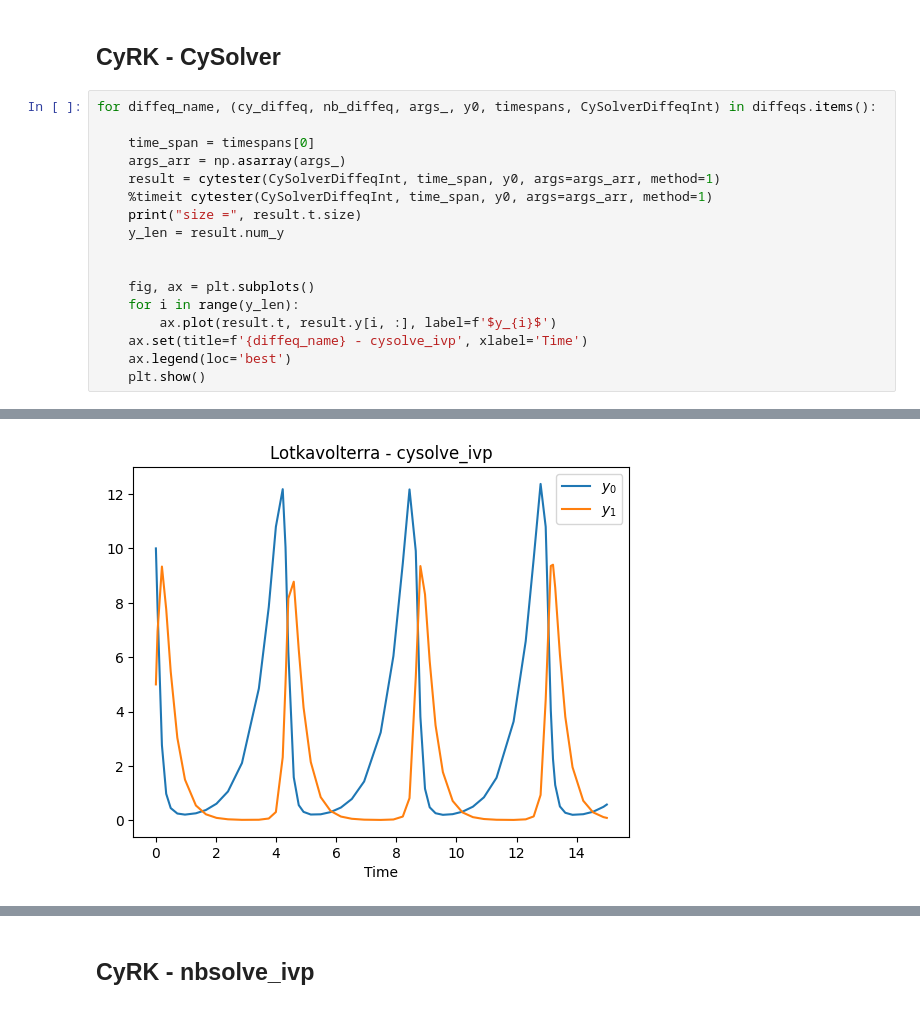
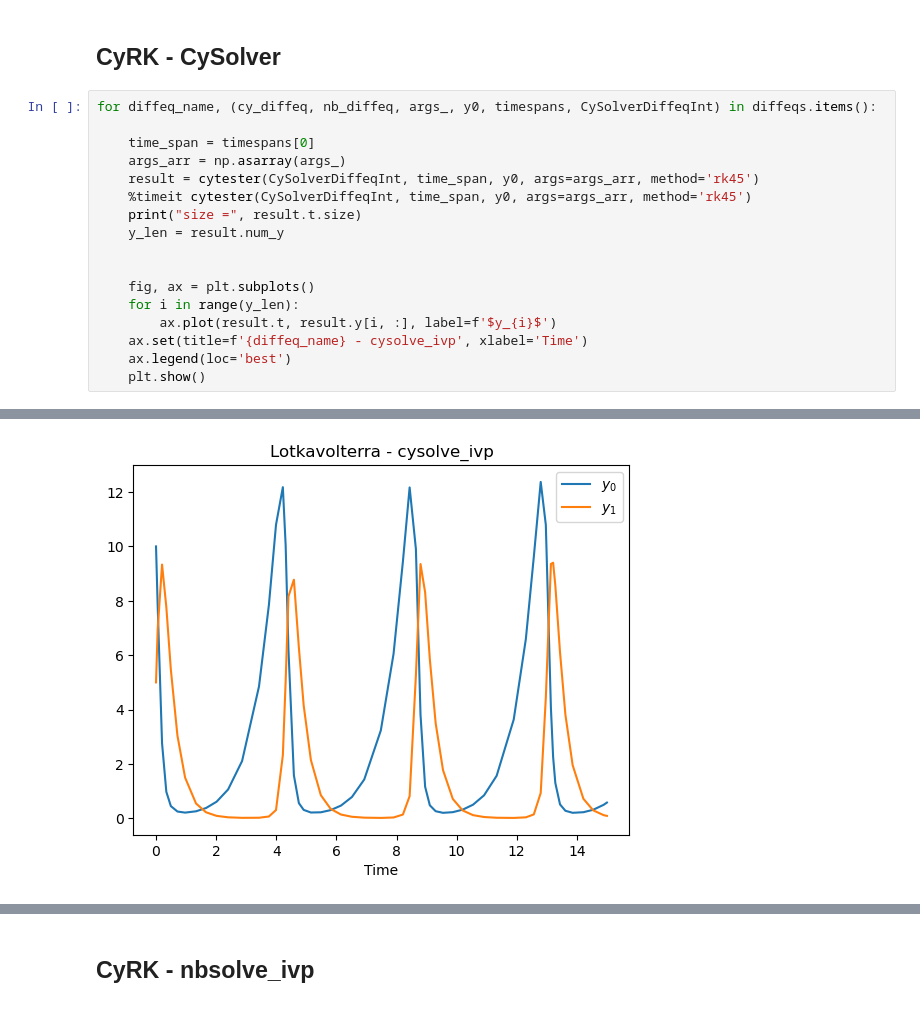
Before and after one commit to jrenaud90/CyRK, a Jupyter notebook: Performance/Differential Equation Check.ipynb, the cells around one changed output, grey strips where cells are left out. Drawn from its saved outputs; the diff is of its cells as text.

```diff
--- a/Performance/Differential Equation Check.ipynb
+++ b/Performance/Differential Equation Check.ipynb
@@ -46,8 +47,8 @@ for diffeq_name, (cy_diffeq, nb_diffeq, args_, y0, timespans, CySolverDiffeqInt)
 
     time_span = timespans[0]
     args_arr = np.asarray(args_)
-    result = cytester(CySolverDiffeqInt, time_span, y0, args=args_arr, method=1)
-    %timeit cytester(CySolverDiffeqInt, time_span, y0, args=args_arr, method=1)
+    result = cytester(CySolverDiffeqInt, time_span, y0, args=args_arr, method='rk45')
+    %timeit cytester(CySolverDiffeqInt, time_span, y0, args=args_arr, method='rk45')
     print("size =", result.t.size)
     y_len = result.num_y
 
@@ -63,2 +64,2 @@ for diffeq_name, (cy_diffeq, nb_diffeq, args_, y0, timespans, CySolverDiffeqInt)
 size = 57
-[figure, old version]
+[figure, new version]
```
Also changed, not shown: parts of 4 cells of this notebook, 12 other files.
